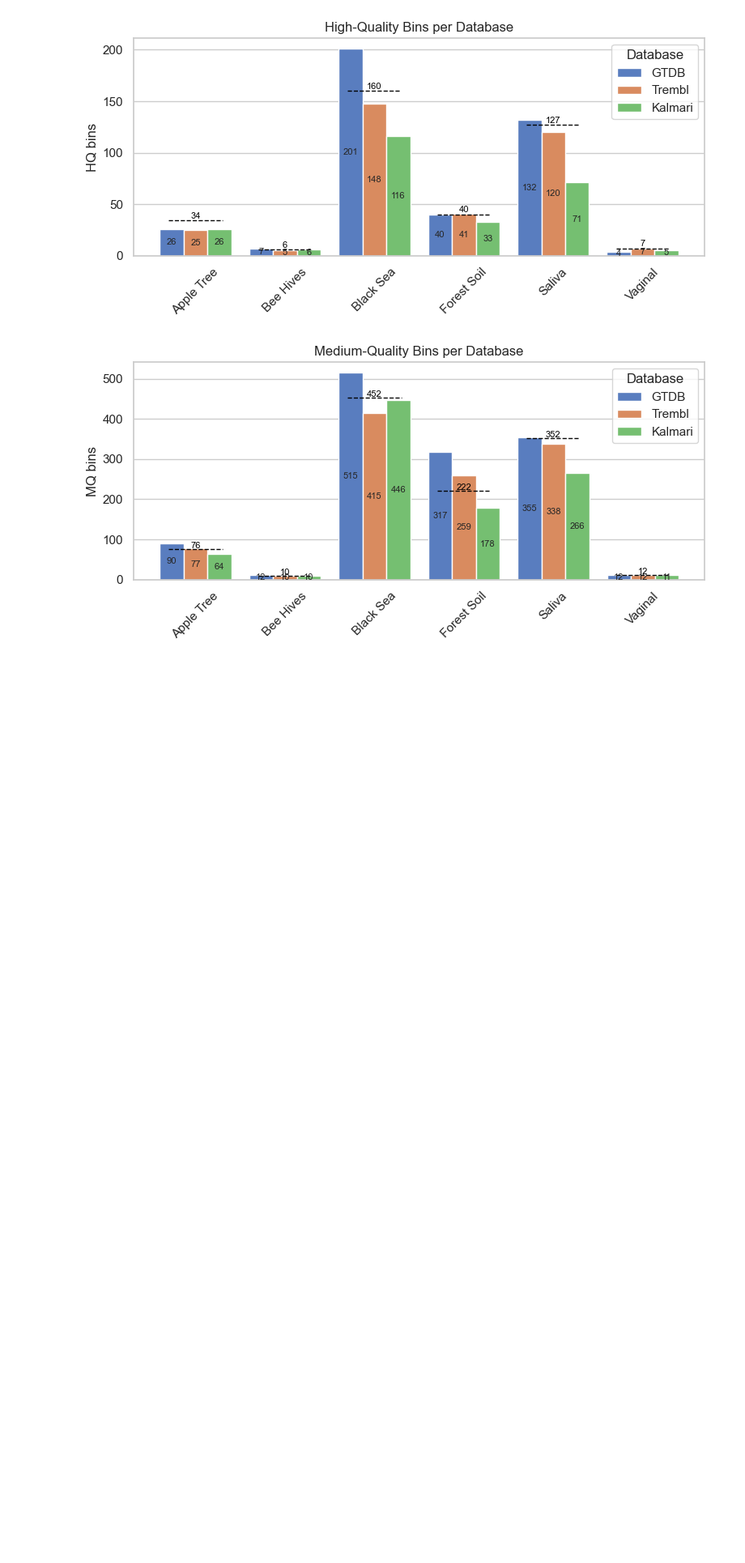
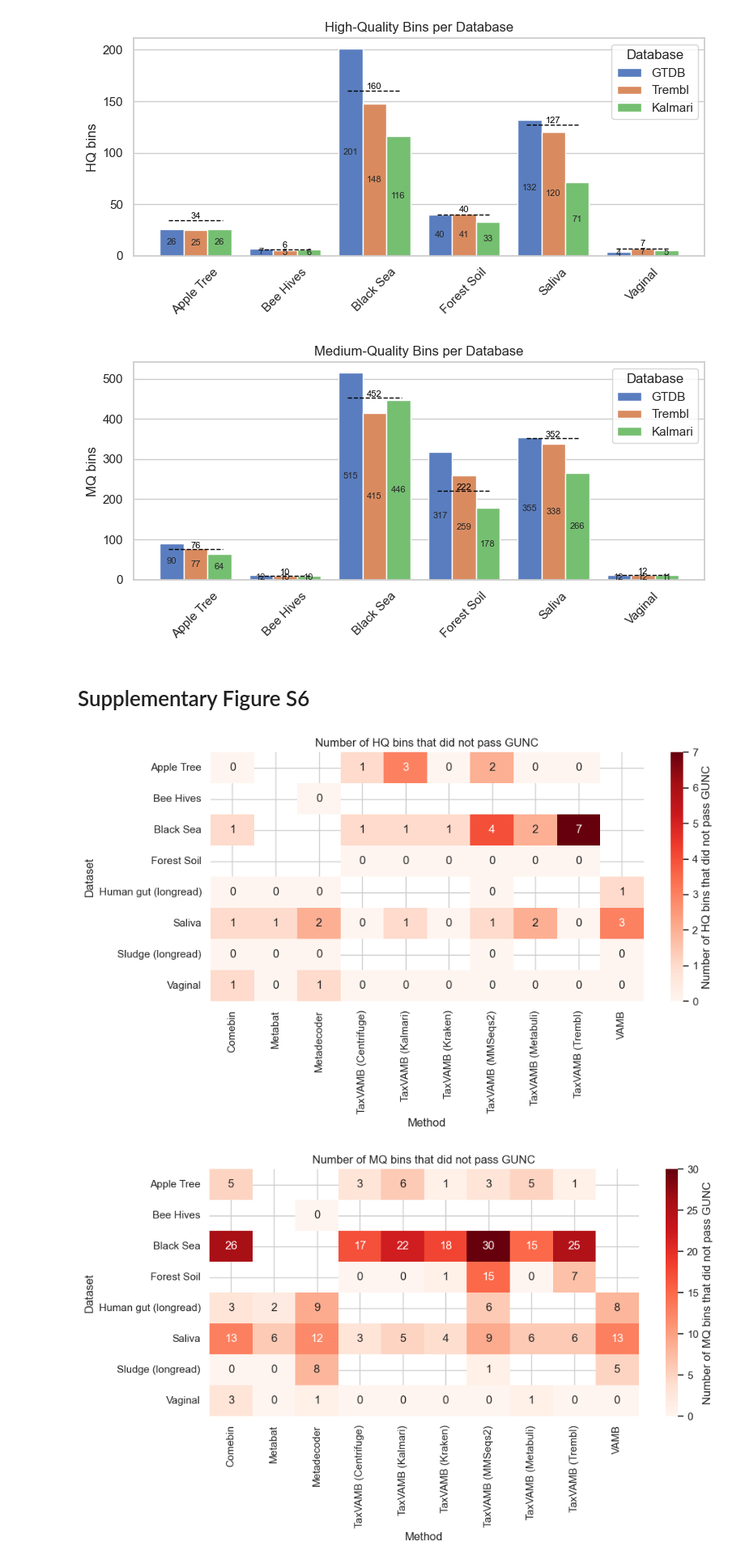
Before and after one commit to sgalkina/TaxVAMB_paper_figures, a Jupyter notebook: scripts_python/Figures.ipynb, the cells around one changed output. Shown at 81% size. Cells and saved outputs as stored; diff of their text form; code cells hidden in the pictures; blank space fills up the shorter version.

```diff
--- a/scripts_python/Figures.ipynb
+++ b/scripts_python/Figures.ipynb
@@ -1045,3 +1045,5 @@ plt.show()
 # %% [output]
 [figure]
 [figure]
+# %% [markdown]
+# Supplementary Figure S6
@@ -1048 +1052,35 @@ plt.show()
+# %%
+df.columns = df.columns.str.strip()
+
+for c in ["HQ", "MQ", "HQ_GUNC", "MQ_GUNC"]:
+    df[c] = pd.to_numeric(df[c], errors="coerce").fillna(0).astype(int)
+
+# --- aggregate across duplicates: Dataset × Method ---
+agg = (df.groupby(["Dataset", "Method"], as_index=False)
+         .sum(numeric_only=True))
+
+# compute absolute and relative drops
+agg["Number of HQ bins that did not pass GUNC"] = agg["HQ"] - agg["HQ_GUNC"]
+agg["Number of MQ bins that did not pass GUNC"] = agg["MQ"] - agg["MQ_GUNC"]
+agg["HQ_rel_drop"] = (agg["Number of HQ bins that did not pass GUNC"] / agg["HQ"].replace(0, pd.NA) * 100).fillna(0)
+agg["MQ_rel_drop"] = (agg["Number of MQ bins that did not pass GUNC"] / agg["MQ"].replace(0, pd.NA) * 100).fillna(0)
+
+# --- Pivot for heatmap ---
+def plot_heatmap(metric, outfile, cmap="Reds"):
+    pivot = agg.pivot(index="Dataset", columns="Method", values=metric)
+    plt.figure(figsize=(10, 6))
+    sns.heatmap(pivot, annot=True, fmt=".0f", cmap=cmap, cbar_kws={"label": metric})
+    plt.title(f"{metric}")
+    plt.ylabel("Dataset")
+    plt.xlabel("Method")
+    plt.tight_layout()
+    plt.savefig(outfile, dpi=300)
+    # plt.close()
+
+# absolute drops
+plot_heatmap("Number of HQ bins that did not pass GUNC", "../figures/supfigure_GUNC_hq.pdf", cmap="Reds")
+plot_heatmap("Number of MQ bins that did not pass GUNC", "../figures/supfigure_GUNC_mq.pdf", cmap="Reds")
+# %% [output]
+[figure, added]
+[figure, added]
 # %% [markdown]
```
Also changed, not shown: parts of 8 cells of this notebook, 1 other file.
